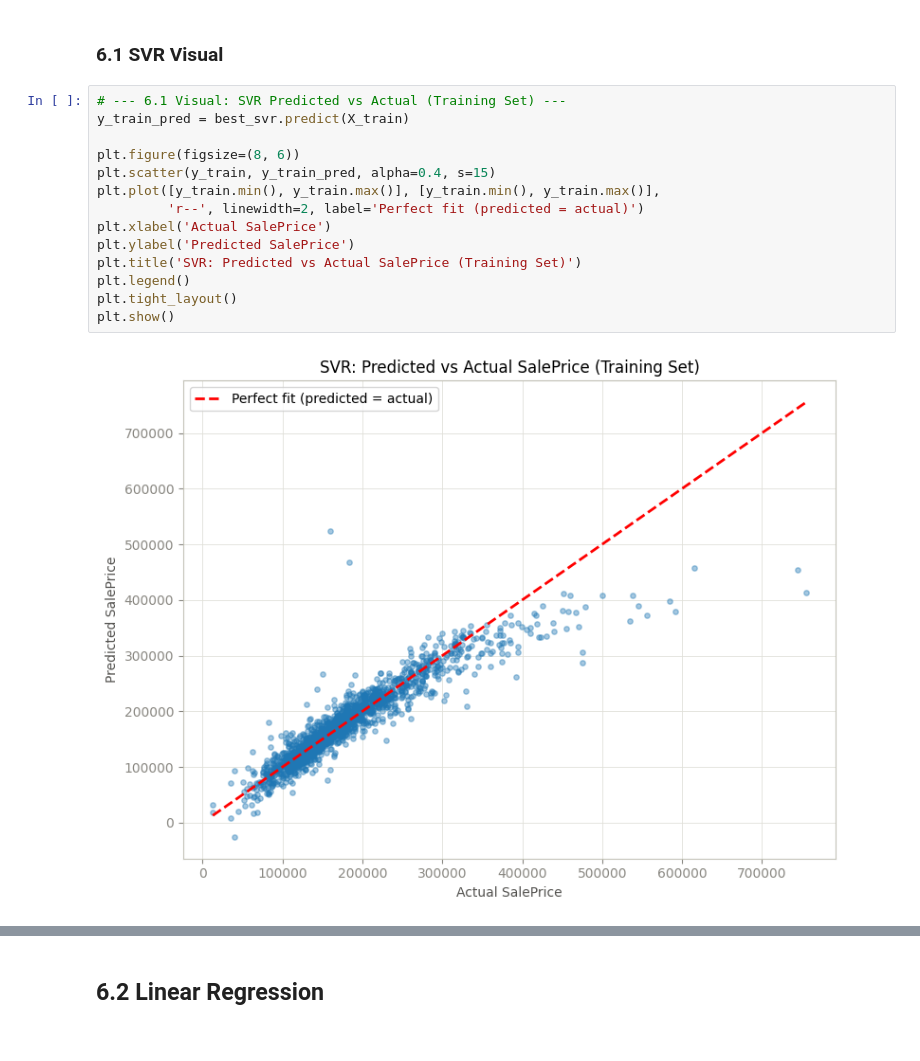
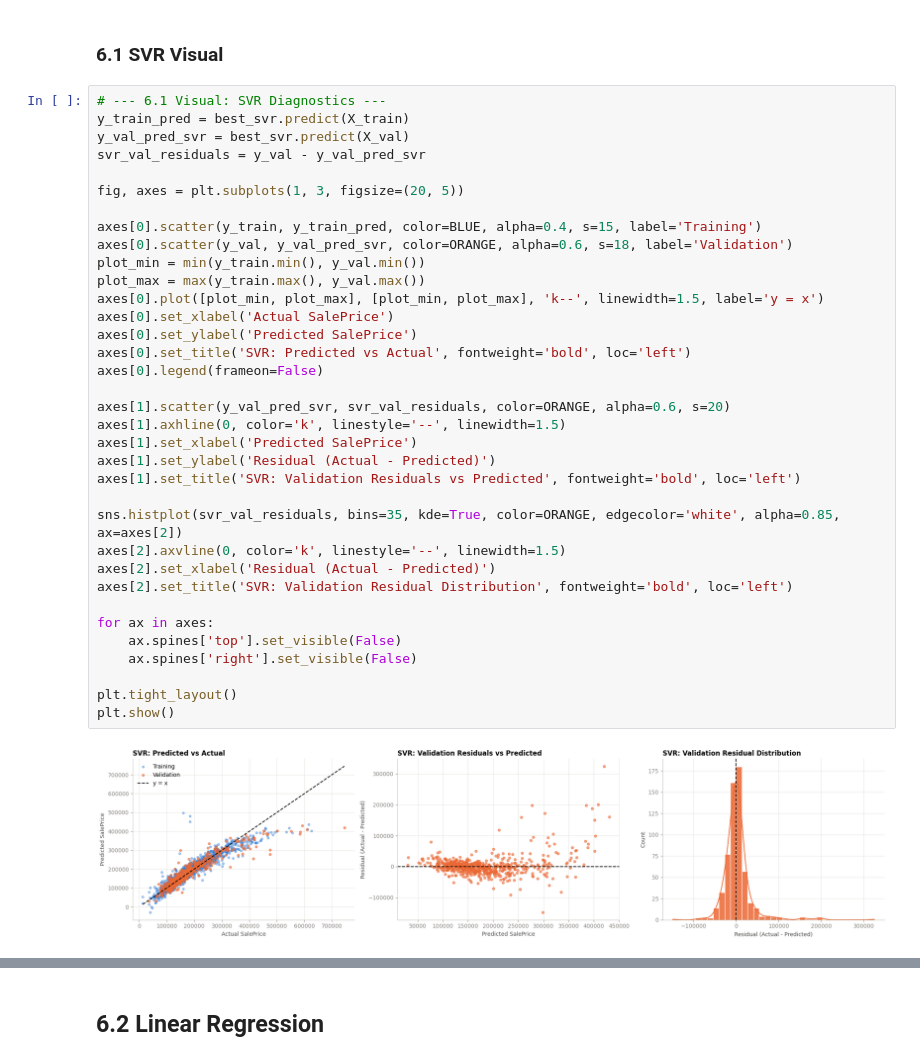
Before and after one commit to Marwanamer005/Ames-s-Housing-DataSet-, a Jupyter notebook: Ames_Training.ipynb, the cells around one changed output, grey strips where cells are left out. Cells and saved outputs as stored; diff of their text form.

```diff
--- a/Ames_Training.ipynb
+++ b/Ames_Training.ipynb
@@ -651,18 +632,39 @@ Training R²: 0.8534934328344342
 # %% [markdown]
 ### 6.1 SVR Visual
 # %%
-# --- 6.1 Visual: SVR Predicted vs Actual (Training Set) ---
+# --- 6.1 Visual: SVR Diagnostics ---
 y_train_pred = best_svr.predict(X_train)
+y_val_pred_svr = best_svr.predict(X_val)
+svr_val_residuals = y_val - y_val_pred_svr
 
-plt.figure(figsize=(8, 6))
-plt.scatter(y_train, y_train_pred, alpha=0.4, s=15)
-plt.plot([y_train.min(), y_train.max()], [y_train.min(), y_train.max()],
-         'r--', linewidth=2, label='Perfect fit (predicted = actual)')
-plt.xlabel('Actual SalePrice')
-plt.ylabel('Predicted SalePrice')
-plt.title('SVR: Predicted vs Actual SalePrice (Training Set)')
-plt.legend()
+fig, axes = plt.subplots(1, 3, figsize=(20, 5))
+
+axes[0].scatter(y_train, y_train_pred, color=BLUE, alpha=0.4, s=15, label='Training')
+axes[0].scatter(y_val, y_val_pred_svr, color=ORANGE, alpha=0.6, s=18, label='Validation')
+plot_min = min(y_train.min(), y_val.min())
+plot_max = max(y_train.max(), y_val.max())
+axes[0].plot([plot_min, plot_max], [plot_min, plot_max], 'k--', linewidth=1.5, label='y = x')
+axes[0].set_xlabel('Actual SalePrice')
+axes[0].set_ylabel('Predicted SalePrice')
+axes[0].set_title('SVR: Predicted vs Actual', fontweight='bold', loc='left')
+axes[0].legend(frameon=False)
+
+axes[1].scatter(y_val_pred_svr, svr_val_residuals, color=ORANGE, alpha=0.6, s=20)
+axes[1].axhline(0, color='k', linestyle='--', linewidth=1.5)
+axes[1].set_xlabel('Predicted SalePrice')
+axes[1].set_ylabel('Residual (Actual - Predicted)')
+axes[1].set_title('SVR: Validation Residuals vs Predicted', fontweight='bold', loc='left')
+
+sns.histplot(svr_val_residuals, bins=35, kde=True, color=ORANGE, edgecolor='white', alpha=0.85, ax=axes[2])
+axes[2].axvline(0, color='k', linestyle='--', linewidth=1.5)
+axes[2].set_xlabel('Residual (Actual - Predicted)')
+axes[2].set_title('SVR: Validation Residual Distribution', fontweight='bold', loc='left')
+
+for ax in axes:
+    ax.spines['top'].set_visible(False)
+    ax.spines['right'].set_visible(False)
+
 plt.tight_layout()
 plt.show()
 # %% [output]
-[figure, old version]
+[figure, new version]
```
Also changed, not shown: parts of 30 cells of this notebook, 15 other files.
